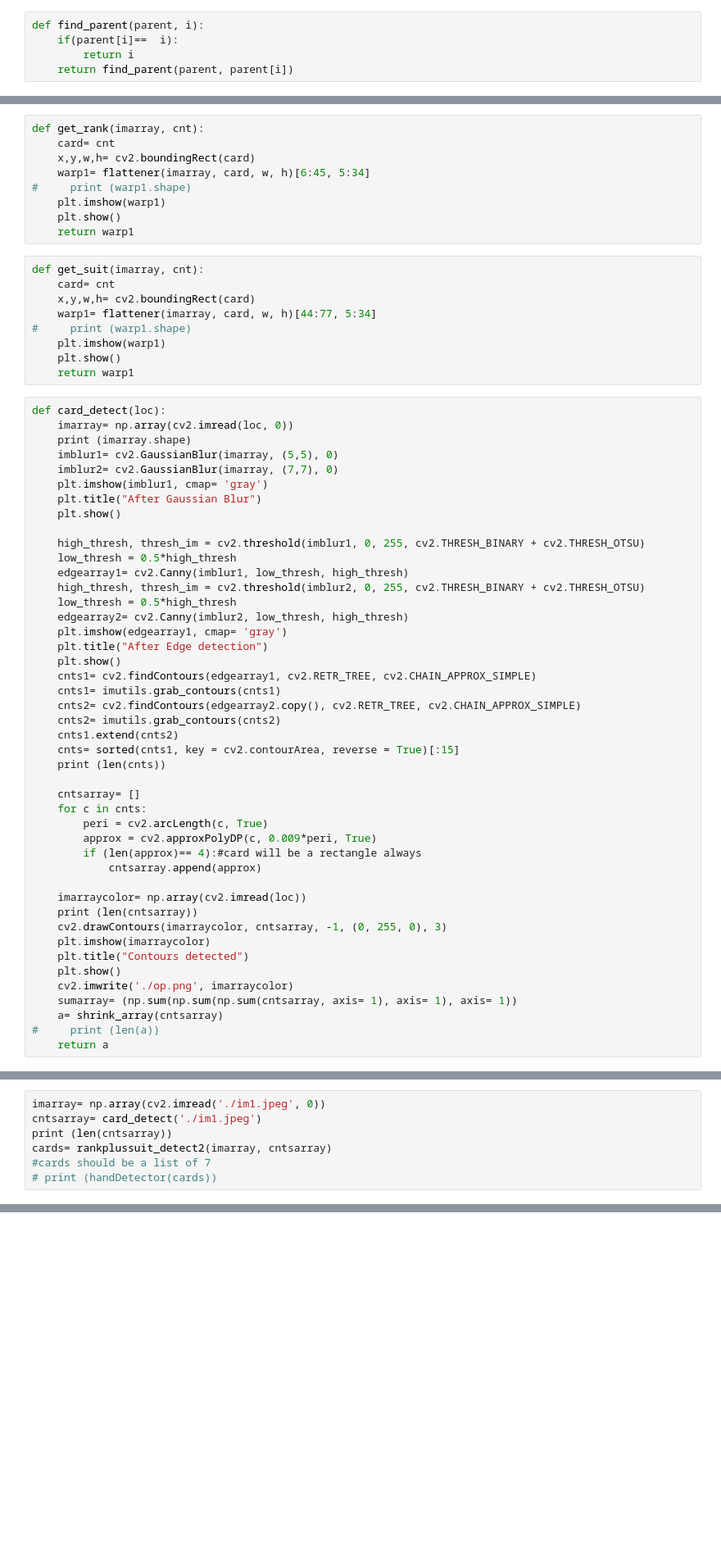
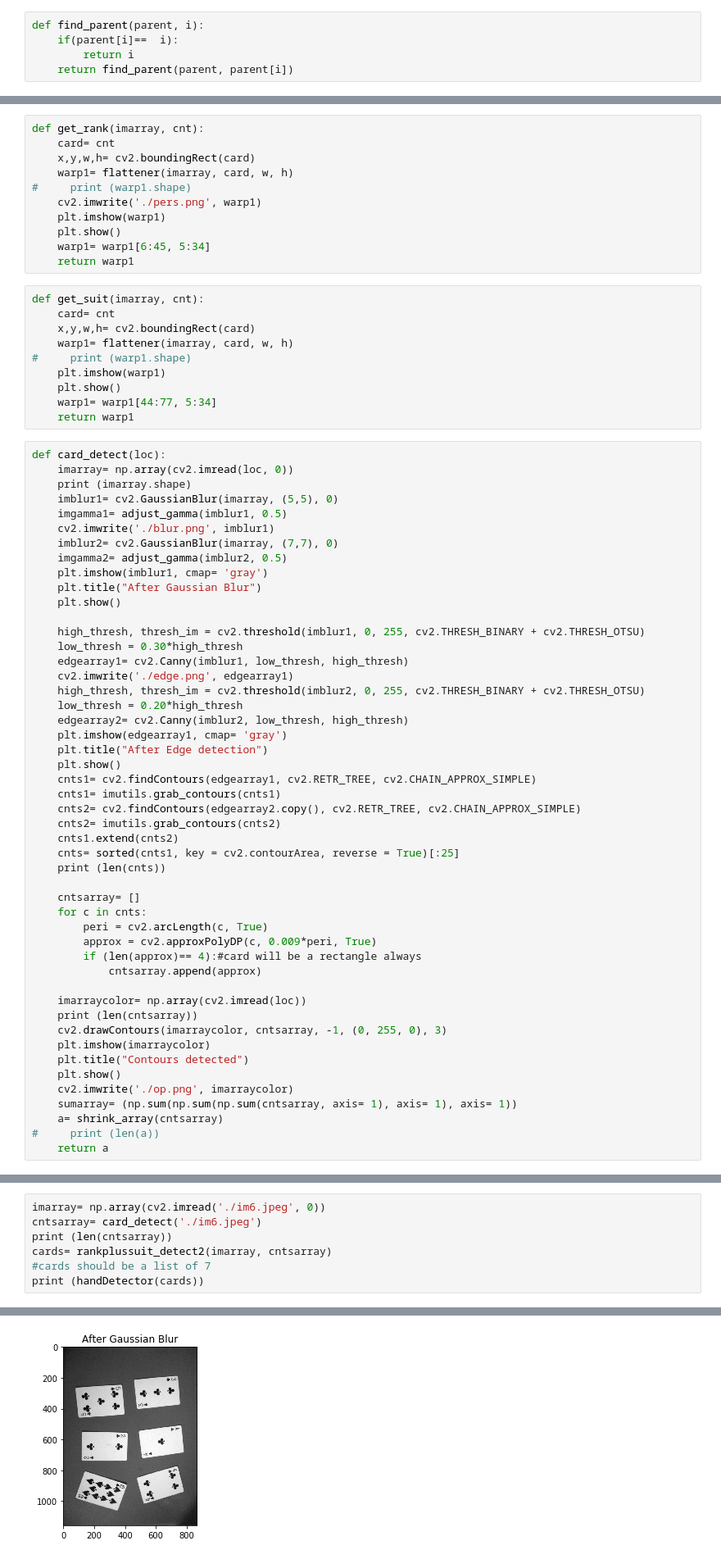
Before and after one commit to rajat1401/poker_hand_detector, a Jupyter notebook: cardIdentification.ipynb, the cells around one changed output, grey strips where cells are left out. Shown at 82% size. Cells and saved outputs as stored; diff of their text form; blank space fills up the shorter version.

```diff
--- a/cardIdentification.ipynb
+++ b/cardIdentification.ipynb
@@ -102,39 +109,46 @@ def flattener(image, pts, w, h):
     M = cv2.getPerspectiveTransform(temp_rect,dst)
     warp = cv2.warpPerspective(image, M, (maxWidth, maxHeight))
     return warp
+# %%
+def get_rank(imarray, cnt):
+    card= cnt
+    x,y,w,h= cv2.boundingRect(card)
+    warp1= flattener(imarray, card, w, h)
+#     print (warp1.shape)
+    cv2.imwrite('./pers.png', warp1)
+    plt.imshow(warp1)
+    plt.show()
+    warp1= warp1[6:45, 5:34]
+    return warp1
 # %%
-def get_rank(imarray, cnt):
+def get_suit(imarray, cnt):
     card= cnt
     x,y,w,h= cv2.boundingRect(card)
-    warp1= flattener(imarray, card, w, h)[6:45, 5:34]
+    warp1= flattener(imarray, card, w, h)
 #     print (warp1.shape)
     plt.imshow(warp1)
     plt.show()
+    warp1= warp1[44:77, 5:34]
     return warp1
-# %%
-def get_suit(imarray, cnt):
-    card= cnt
-    x,y,w,h= cv2.boundingRect(card)
-    warp1= flattener(imarray, card, w, h)[44:77, 5:34]
-#     print (warp1.shape)
-    plt.imshow(warp1)
-    plt.show()
-    return warp1
 # %%
 def card_detect(loc):
     imarray= np.array(cv2.imread(loc, 0))
     print (imarray.shape)
     imblur1= cv2.GaussianBlur(imarray, (5,5), 0)
+    imgamma1= adjust_gamma(imblur1, 0.5)
+    cv2.imwrite('./blur.png', imblur1)
     imblur2= cv2.GaussianBlur(imarray, (7,7), 0)
+    imgamma2= adjust_gamma(imblur2, 0.5)
     plt.imshow(imblur1, cmap= 'gray')
     plt.title("After Gaussian Blur")
     plt.show()
 
     high_thresh, thresh_im = cv2.threshold(imblur1, 0, 255, cv2.THRESH_BINARY + cv2.THRESH_OTSU)
-    low_thresh = 0.5*high_thresh
+    low_thresh = 0.30*high_thresh
     edgearray1= cv2.Canny(imblur1, low_thresh, high_thresh)
+    cv2.imwrite('./edge.png', edgearray1)
     high_thresh, thresh_im = cv2.threshold(imblur2, 0, 255, cv2.THRESH_BINARY + cv2.THRESH_OTSU)
-    low_thresh = 0.5*high_thresh
+    low_thresh = 0.20*high_thresh
     edgearray2= cv2.Canny(imblur2, low_thresh, high_thresh)
     plt.imshow(edgearray1, cmap= 'gray')
     plt.title("After Edge detection")
@@ -144,7 +158,7 @@ def card_detect(loc):
     cnts2= cv2.findContours(edgearray2.copy(), cv2.RETR_TREE, cv2.CHAIN_APPROX_SIMPLE)
     cnts2= imutils.grab_contours(cnts2)
     cnts1.extend(cnts2)
-    cnts= sorted(cnts1, key = cv2.contourArea, reverse = True)[:15]
+    cnts= sorted(cnts1, key = cv2.contourArea, reverse = True)[:25]
     print (len(cnts))
 
     cntsarray= []
@@ -244,9 +402,10 @@ def rankplussuit_detect2(imarray, cntsarray):
     print (cards)
     return cards
 # %%
-imarray= np.array(cv2.imread('./im1.jpeg', 0))
-cntsarray= card_detect('./im1.jpeg')
+imarray= np.array(cv2.imread('./im6.jpeg', 0))
+cntsarray= card_detect('./im6.jpeg')
 print (len(cntsarray))
 cards= rankplussuit_detect2(imarray, cntsarray)
 #cards should be a list of 7
-# print (handDetector(cards))
+print (handDetector(cards))
+# %% [output]
@@ -252,0 +413 @@ cards= rankplussuit_detect2(imarray, cntsarray)
+[figure, added]
```
Also changed, not shown: parts of 4 cells of this notebook, 14 other files.
